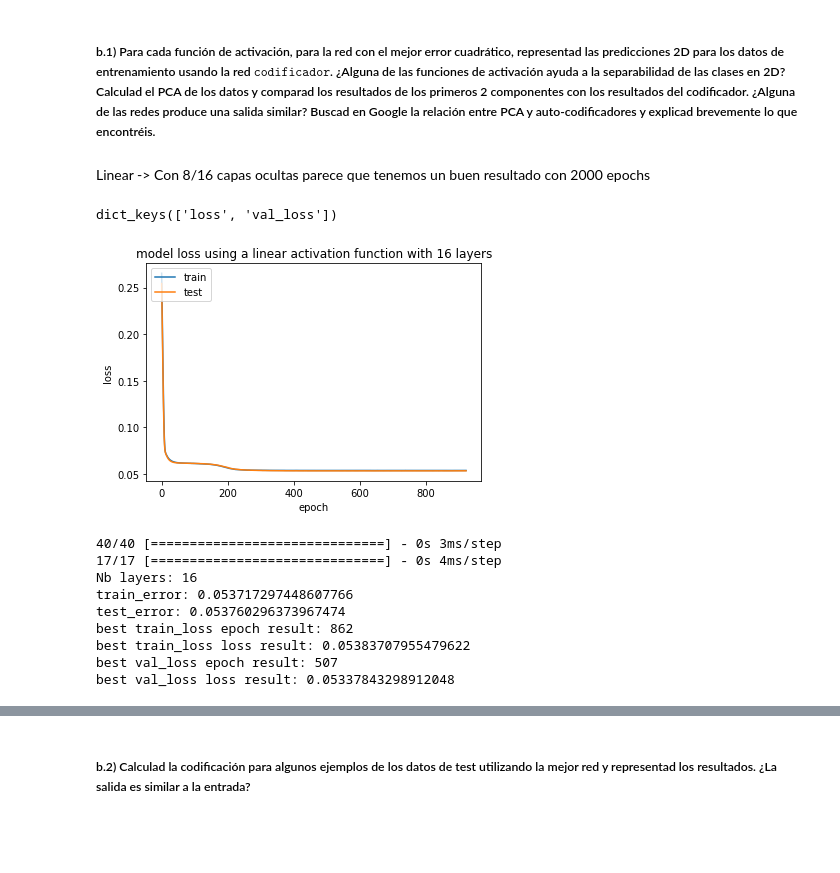
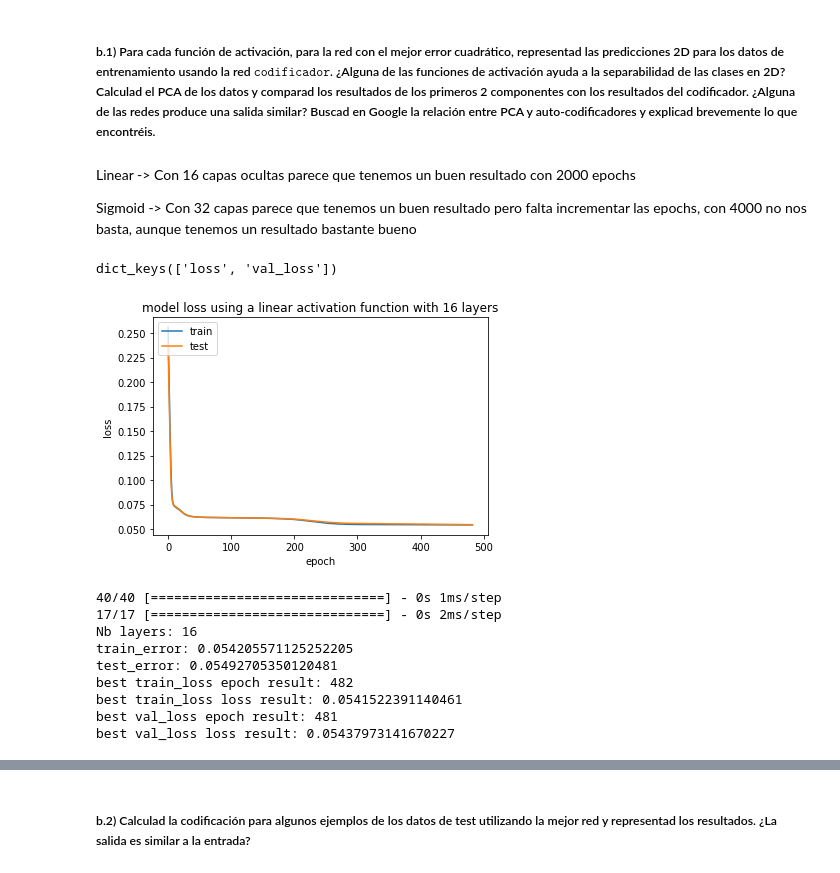
Before and after one commit to cuberhaus/APA, a Jupyter notebook: Problema4/ProblemaLlista4_GRUPAL-3.ipynb, the cells around one changed output, grey strips where cells are left out. Drawn from its saved outputs; the diff is of its cells as text; code cells hidden in the pictures; blank space fills up the shorter version.

Commit message:
a, executat b, b2 falta probar valors mes alts de epochs

```diff
--- a/Problema4/ProblemaLlista4_GRUPAL-2.ipynb
+++ b/Problema4/ProblemaLlista4_GRUPAL-3.ipynb
@@ -359,7 +359,7 @@ X_test = scaler.transform(X_test)
 
 EPOCHS = 2000 #mas epochs mejor? falta probar valores más altos
 BATCH_SIZE = 100
-sizes_int_layer = [2,4,8,16,32]#,8,16,32]#,8,16,32,...] #probar a tener capas mas grandes
+sizes_int_layer = [2,4,8,16,32,64]#,8,16,32]#,8,16,32,...] #probar a tener capas mas grandes
 act = 'linear'
 
 train_error = list(range(len(sizes_int_layer)))
@@ -474,9 +755,11 @@ best val_loss loss result: 0.05339930206537247
 # %% [markdown]
 ##### b.1) Para cada función de activación, para la red con el mejor error cuadrático, representad las predicciones 2D para los datos de entrenamiento usando la red $\texttt{codificador}$. ¿Alguna de las funciones de activación ayuda a la separabilidad de las clases en 2D? Calculad el PCA de los datos y comparad los resultados de los primeros 2 componentes con los resultados del codificador. ¿Alguna de las redes produce una salida similar? Buscad en Google la relación entre PCA y auto-codificadores y explicad brevemente lo que encontréis.
 # %% [markdown]
-Linear -> Con 8/16 capas ocultas parece que tenemos un buen resultado con 2000 epochs
+Linear -> Con 16 capas ocultas parece que tenemos un buen resultado con 2000 epochs
+
+Sigmoid -> Con 32 capas parece que tenemos un buen resultado pero falta incrementar las epochs, con 4000 no nos basta, aunque tenemos un resultado bastante bueno
 # %%
-#Pruebas para tener la mejor red lineal
+#Pruebas para tener la mejor red lineal obtenidos del apartado anterior
 
 #linear
 
@@ -485,7 +768,7 @@ scaler = MinMaxScaler()
 X_train = scaler.fit_transform(X_train)
 X_test = scaler.transform(X_test)
 
-EPOCHS = 923 #mas epochs mejor? falta probar valores más altos
+EPOCHS = 483
 BATCH_SIZE = 100
 sizes_int_layer = [16]#,8,16,32]#,8,16,32,...] #probar a tener capas mas grandes
 act = 'linear'
@@ -518,40 +801,40 @@ for i, intermediate in enumerate(sizes_int_layer):
     plt.xlabel('epoch')
     plt.legend(['train', 'test'], loc='upper left')
     plt.show()
 
     #.predict
     X_train_pred = autocodificador.predict(X_train)
     X_test_pred = autocodificador.predict(X_test)
 
     #calcular el MSE després d'entrenar les xarxes per les dades d'entrament i test com la
     #mitja de les diferències quadràtiques entres les dades i les prediccions
     train_er = mean_squared_error(X_train, X_train_pred)
     test_er = mean_squared_error(X_test, X_test_pred)
 
     train_error[i] = train_er
     test_error[i] = test_er
 
     #MSE i número de capas
     print("Nb layers:", intermediate)
     print("train_error:", train_er)
     print("test_error:", test_er)
 
     #training data
     print("best train_loss epoch result:", history.history['loss'].index(min(history.history['loss'])))
     print("best train_loss loss result:", min(history.history['loss']))
 
     #cross-validation data
     print("best val_loss epoch result:", history.history['val_loss'].index(min(history.history['val_loss'])))
     print("best val_loss loss result:", min(history.history['val_loss']))
 # %% [output]
 dict_keys(['loss', 'val_loss'])
-[figure, old version]
+[figure, new version]
-40/40 [==============================] - 0s 3ms/step
-17/17 [==============================] - 0s 4ms/step
+40/40 [==============================] - 0s 1ms/step
+17/17 [==============================] - 0s 2ms/step
 Nb layers: 16
-train_error: 0.053717297448607766
-test_error: 0.053760296373967474
-best train_loss epoch result: 862
-best train_loss loss result: 0.05383707955479622
-best val_loss epoch result: 507
-best val_loss loss result: 0.05337843298912048
+train_error: 0.054205571125252205
+test_error: 0.05492705350120481
+best train_loss epoch result: 482
+best train_loss loss result: 0.0541522391140461
+best val_loss epoch result: 481
+best val_loss loss result: 0.05437973141670227
```
Also changed, not shown: parts of 12 cells of this notebook.
